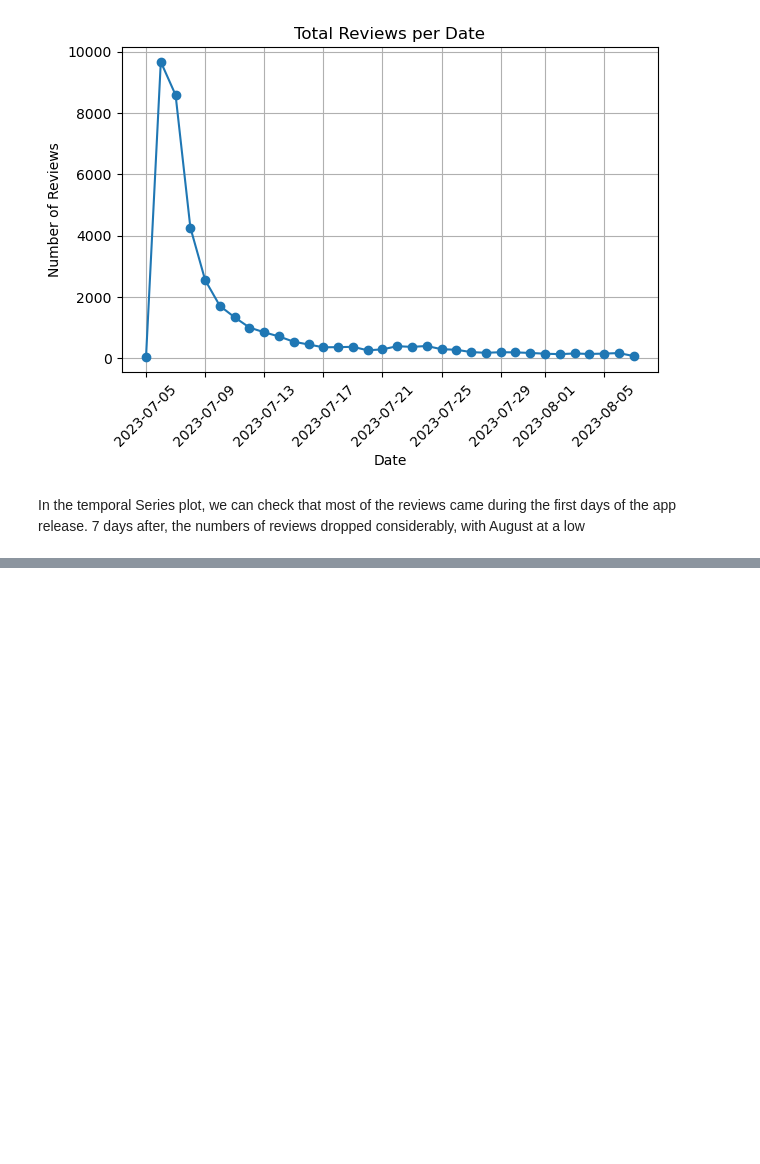
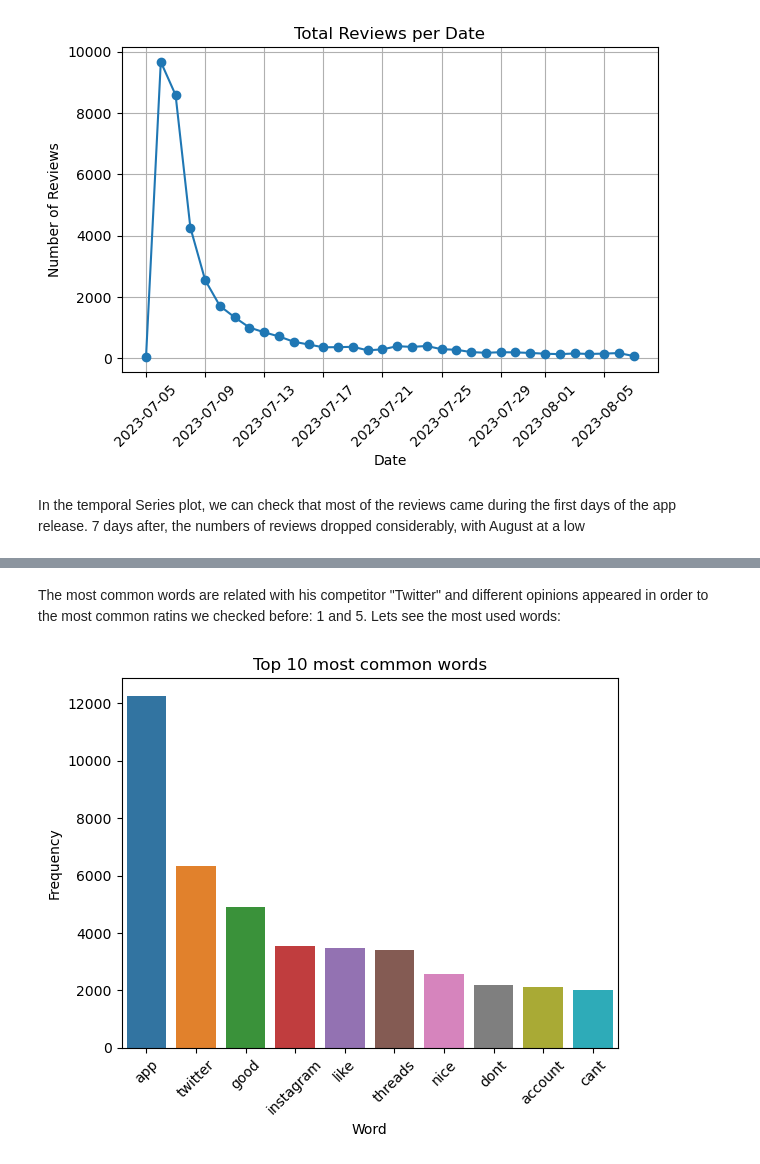
Before and after one commit to ComputingVictor/Thread_app_dataset, a Jupyter notebook: 1_ExploratoryDataAnalysis.ipynb, the cells around one changed output, grey strips where cells are left out. Drawn from its saved outputs; the diff is of its cells as text; code cells hidden in the pictures; blank space fills up the shorter version.

```diff
--- a/1_ExploratoryDataAnalysis.ipynb
+++ b/1_ExploratoryDataAnalysis.ipynb
@@ -256,0 +358,24 @@ In the temporal Series plot, we can check that most of the reviews came during t
+# %% [markdown]
+The most common words are related with his competitor "Twitter" and different opinions appeared in order to the most common ratins we checked before: 1 and 5. Lets see the most used words:
+# %%
+# Histogram of the top 10 most common words.
+
+top_10_words = Counter(" ".join(threads_df['review_description']).split()).most_common(10)
+
+top_10_df = pd.DataFrame(top_10_words)
+
+top_10_df.columns=["Word", "Frequency"]
+
+sns.barplot(x="Word", y="Frequency", data=top_10_df)
+
+plt.title("Top 10 most common words")
+
+plt.xlabel("Word")
+
+plt.ylabel("Frequency")
+
+plt.xticks(rotation=45)
+
+plt.show()
+# %% [output]
+[figure, added]
```
Also changed, not shown: parts of 19 cells of this notebook.
